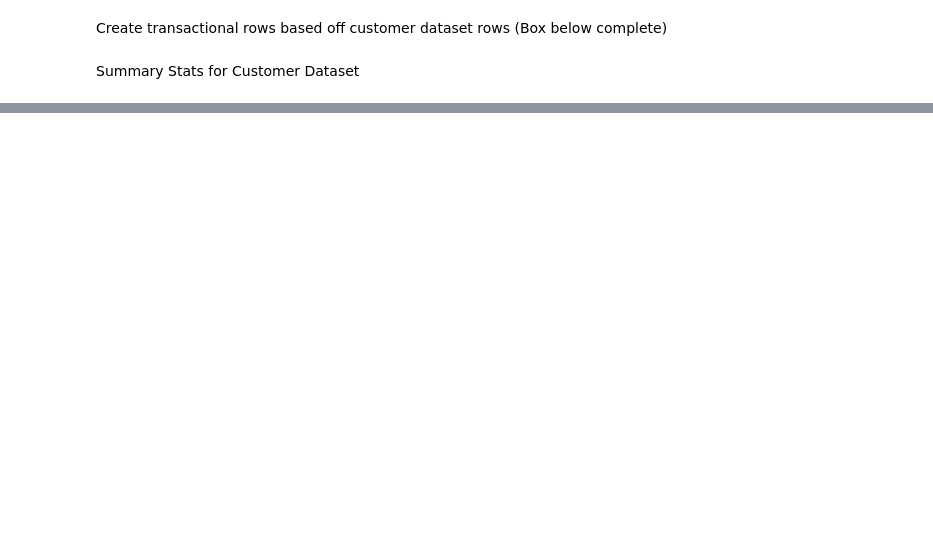
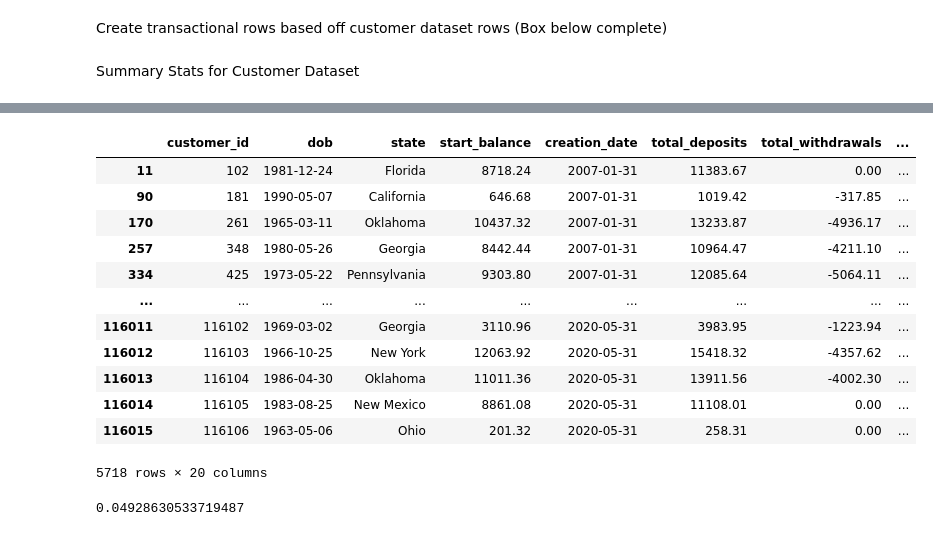
Before and after one commit to gegaddis/bank-churn, a Jupyter notebook: scratch.ipynb, the cells around one changed output, grey strips where cells are left out. Saved outputs shown, nothing was run; the diff lists cells and outputs as text; code cells hidden in the pictures; blank space fills up the shorter version.

```diff
--- a/scratch.ipynb
+++ b/scratch.ipynb
@@ -200,0 +360,19 @@ print(13*365)
+# %%
+customers_elt_30 = c_combined.loc[c_combined['act_lifespan_in_days']<= 30]
+display(customers_elt_30)
+print(len(customers_elt_30)/len(c_combined))
+# %% [output]
+|  | customer_id | dob | state | start_balance | creation_date | total_deposits | total_withdrawals | ... |
+| 11 | 102 | 1981-12-24 | Florida | 8718.24 | 2007-01-31 | 11383.67 | 0.00 | ... |
+| 90 | 181 | 1990-05-07 | California | 646.68 | 2007-01-31 | 1019.42 | -317.85 | ... |
+| 170 | 261 | 1965-03-11 | Oklahoma | 10437.32 | 2007-01-31 | 13233.87 | -4936.17 | ... |
+| 257 | 348 | 1980-05-26 | Georgia | 8442.44 | 2007-01-31 | 10964.47 | -4211.10 | ... |
+| 334 | 425 | 1973-05-22 | Pennsylvania | 9303.80 | 2007-01-31 | 12085.64 | -5064.11 | ... |
+| ... | ... | ... | ... | ... | ... | ... | ... | ... |
+| 116011 | 116102 | 1969-03-02 | Georgia | 3110.96 | 2020-05-31 | 3983.95 | -1223.94 | ... |
+| 116012 | 116103 | 1966-10-25 | New York | 12063.92 | 2020-05-31 | 15418.32 | -4357.62 | ... |
+| 116013 | 116104 | 1986-04-30 | Oklahoma | 11011.36 | 2020-05-31 | 13911.56 | -4002.30 | ... |
+| 116014 | 116105 | 1983-08-25 | New Mexico | 8861.08 | 2020-05-31 | 11108.01 | 0.00 | ... |
+| 116015 | 116106 | 1963-05-06 | Ohio | 201.32 | 2020-05-31 | 258.31 | 0.00 | ... |
+5718 rows × 20 columns
+0.04928630533719487
```
Also changed, not shown: parts of 16 cells of this notebook, 2 other files.
